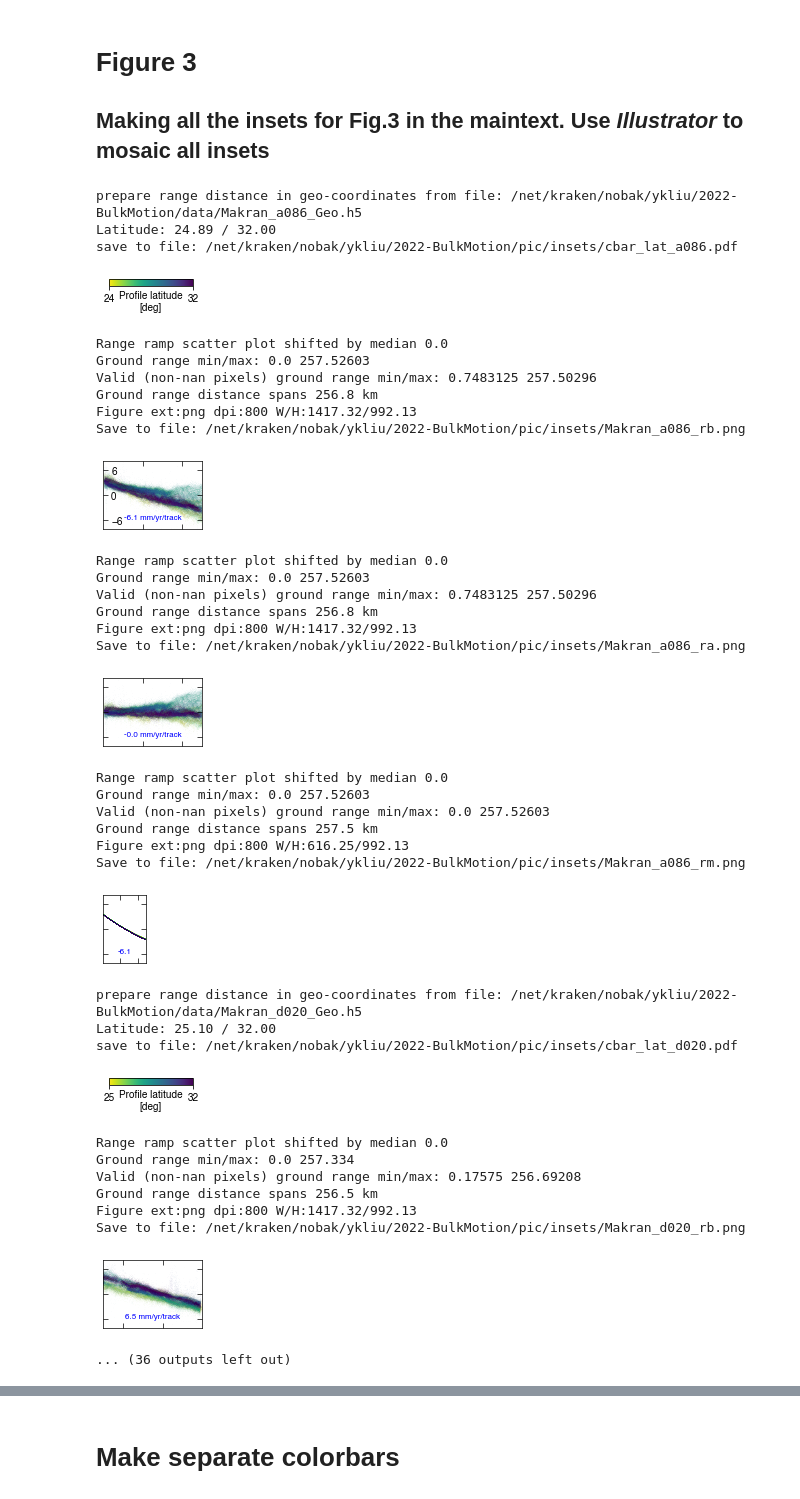
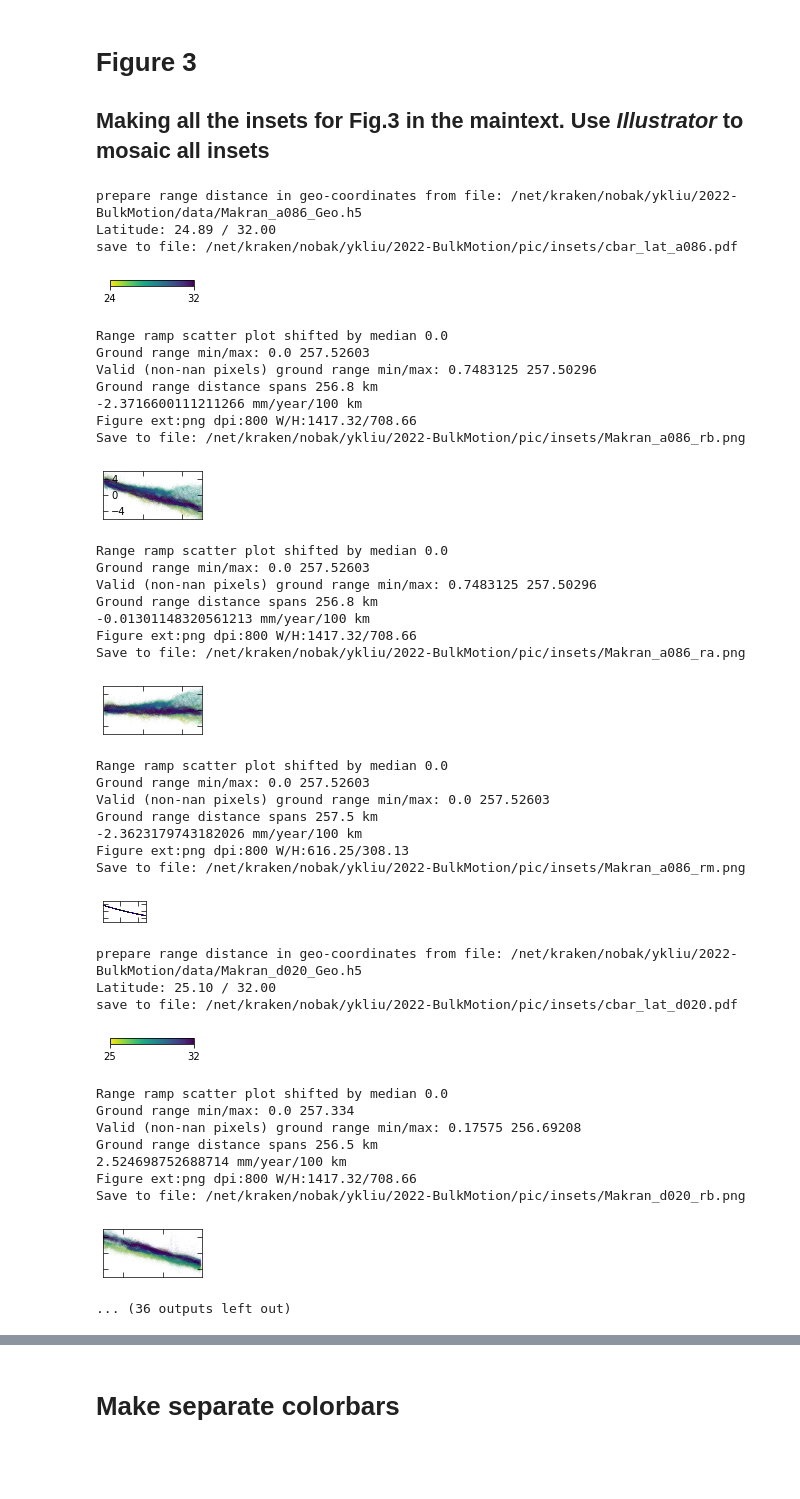
Before and after one commit to yuankailiu/2022-BulkMotion, a Jupyter notebook: notebooks/Fig3-4_separate.ipynb, the cells around one changed output, grey strips where cells are left out. Cells and saved outputs as stored; diff of their text form; code cells hidden in the pictures; blank space fills up the shorter version.

```diff
--- a/notebooks/Fig3-4_separate.ipynb
+++ b/notebooks/Fig3-4_separate.ipynb
@@ -101,35 +104,35 @@ def plot_insetprofs(dName, brief, w_cm, picdir='.', **kwargs):
     lat_min = np.nanmin(Lats)
     lat_max = np.nanmax(Lats)
     print('Latitude: {:.2f} / {:.2f}'.format(lat_min, lat_max))
-    symbol_cbar_lat(kwargs['cmap'], size=[1.3,0.1], vlim=[str(int(lat_min)), str(int(lat_max))], label='Profile latitude\n[deg]', font_size=10, hpad=[-13,4], name='_'+track, picdir=picdir)
+    symbol_cbar_lat(kwargs['cmap'], size=[1.3,0.1], vlim=[str(int(lat_min)), str(int(lat_max))], label=' ', font_size=10, hpad=[-13,4], name='_'+track, picdir=picdir)
     kwargs['clim']      = [lat_min, lat_max]
 
     #-------- before
     kwargs['subplot_w']   = w_cm*cm2in
-    kwargs['subplot_h']   = w_cm*cm2in * .7
+    kwargs['subplot_h']   = w_cm*cm2in * .5
     kwargs['titstr']      = ''
     kwargs['ticks']       = True
     kwargs['tick_params'] = kwargs['tick_p1']
-    fn = f"{picdir}/{name}_{track}_rb.png"
+    fn = f"{picdir}/{name}_{track}_rb.{ext}"
     plot_rampprof(data1=v['Velocity2'], data2=None, range_dist=range_g, latitude=Lats, super_title=None, outfile=fn, **kwargs)
 
     #-------- after
     kwargs['subplot_w']   = w_cm*cm2in
-    kwargs['subplot_h']   = w_cm*cm2in * .7
+    kwargs['subplot_h']   = w_cm*cm2in * .5
     kwargs['titstr']      = ''
     kwargs['ticks']       = True
     kwargs['tick_params'] = kwargs['tick_p2']
-    fn = f"{picdir}/{name}_{track}_ra.png"
+    fn = f"{picdir}/{name}_{track}_ra.{ext}"
     plot_rampprof(data1=v['Corrected velocity'], data2=None, range_dist=range_g, latitude=Lats, super_title=None, outfile=fn, **kwargs)
 
     #-------- PMM
     kwargs['subplot_w']   = w_cm*cm2in * 0.4348
-    kwargs['subplot_h']   = w_cm*cm2in * .7
+    kwargs['subplot_h']   = w_cm*cm2in * 0.4348 * .5
     kwargs['titstr']      = ''
     kwargs['ticks']       = False
     kwargs['tick_params'] = kwargs['tick_p3']
     kwargs['slope_leg']   = 'newline'
-    fn = f"{picdir}/{name}_{track}_rm.png"
+    fn = f"{picdir}/{name}_{track}_rm.{ext}"
     plot_rampprof(data1=v['Plate motion'], data2=None, range_dist=range_g, latitude=Lats, super_title=None, outfile=fn, **kwargs)
 
 
@@ -153,7 +156,7 @@ def make_insetmaps(dName, brief, w_cm, l_cm, picdir='.', **kwargs):
         kwargs['tick_p3']=['in', -15, -35, False, False, False, False, 'center', 'center']
 
     vmin, vmax = kwargs['vlims']
-    symbol_cbar_velo(kwargs['cmap'], size=[1.3,0.1], vlim=[str(int(vmin)), str(int(vmax))], label='LOS velocity\n[mm/year]', font_size=10, hpad=[-13,4], name='_'+track, picdir=picdir)
+    symbol_cbar_velo(kwargs['cmap'], size=[1.3,0.1], vlim=[str(int(vmin)), str(int(vmax))], label='LOS velocity\n[mm/yr]', font_size=10, hpad=[-13,4], name='_'+track, picdir=picdir)
 
     #-------- before
     kwargs['tick_params'] = kwargs['tick_p1']
@@ -163,7 +166,7 @@ def make_insetmaps(dName, brief, w_cm, l_cm, picdir='.', **kwargs):
     titles    = False
     f_suff    = 'vb'
     v_show    = {ikey: v[ikey] for ikey in show_list}
-    fn = f"{picdir}/{name}_{track}_{f_suff}.png"
+    fn = f"{picdir}/{name}_{track}_{f_suff}.{ext}"
     plot_imgs(v_show, atr, demfile, titles=titles, super_title=None, outfile=fn, **kwargs)
 
 
@@ -175,7 +178,7 @@ def make_insetmaps(dName, brief, w_cm, l_cm, picdir='.', **kwargs):
     titles    = False
     f_suff    = 'va'
     v_show    = {ikey: v[ikey] for ikey in show_list}
-    fn = f"{picdir}/{name}_{track}_{f_suff}.png"
+    fn = f"{picdir}/{name}_{track}_{f_suff}.{ext}"
     plot_imgs(v_show, atr, demfile, titles=titles, super_title=None, outfile=fn, **kwargs)
 
 
@@ -187,7 +190,7 @@ def make_insetmaps(dName, brief, w_cm, l_cm, picdir='.', **kwargs):
     titles    = False
     f_suff    = 'vm'
     v_show    = {ikey: v[ikey] for ikey in show_list}
-    fn = f"{picdir}/{name}_{track}_{f_suff}.png"
+    fn = f"{picdir}/{name}_{track}_{f_suff}.{ext}"
     plot_imgs(v_show, atr, demfile, titles=titles, super_title=None, outfile=fn, **kwargs)
 # %% [markdown]
 # Figure 3
@@ -215,72 +218,76 @@ kwargs['dpi']         = dpi
 kwargs['font_size']   = font_size
 kwargs['slope_leg']   = True
 
 
 ## Let's plot all datasets
 dName = 'Makran a086'
-kwargs['vlim']        = [-8,8]
+kwargs['vlim']        = [-6,6]
 plot_insetprofs(dName, brief, w_cm, picdir, **kwargs)
 
 dName = 'Makran d020'
-kwargs['vlim']        = [-8,8]
+kwargs['vlim']        = [-6,6]
 plot_insetprofs(dName, brief, w_cm, picdir, **kwargs)
 
 dName = 'Aqaba a087'
-kwargs['vlim']        = [-8,8]
+kwargs['vlim']        = [-6,6]
 plot_insetprofs(dName, brief, w_cm, picdir, **kwargs)
 
 dName = 'Aqaba d021'
-kwargs['vlim']        = [-8,8]
+kwargs['vlim']        = [-6,6]
 plot_insetprofs(dName, brief, w_cm, picdir, **kwargs)
 
 dName = 'Australia d119'
-kwargs['vlim']        = [-8,8]
+kwargs['vlim']        = [-6,6]
 kwargs['tick_p1']     = ['in', 'in', -15, -8, True,  False, False, False, 'center', 'left']
 kwargs['tick_p2']     = ['in', 'in', -15, -8, False, False, False, False, 'center', 'center']
 plot_insetprofs(dName, brief, w_cm, picdir, **kwargs)
 
 dName = 'Australia d046'
-kwargs['vlim']        = [-8,8]
+kwargs['vlim']        = [-6,6]
 kwargs['tick_p1']     = None
 kwargs['tick_p2']     = None
 plot_insetprofs(dName, brief, w_cm, picdir, **kwargs)
 # %% [output]
 prepare range distance in geo-coordinates from file: /net/kraken/nobak/ykliu/2022-BulkMotion/data/Makran_a086_Geo.h5
 Latitude: 24.89 / 32.00
 save to file: /net/kraken/nobak/ykliu/2022-BulkMotion/pic/insets/cbar_lat_a086.pdf
-[figure, old version]
+[figure, new version]
 Range ramp scatter plot shifted by median 0.0
 Ground range min/max: 0.0 257.52603
 Valid (non-nan pixels) ground range min/max: 0.7483125 257.50296
 Ground range distance spans 256.8 km
-Figure ext:png dpi:800 W/H:1417.32/992.13
+-2.3716600111211266 mm/year/100 km
+Figure ext:png dpi:800 W/H:1417.32/708.66
 Save to file: /net/kraken/nobak/ykliu/2022-BulkMotion/pic/insets/Makran_a086_rb.png
-[figure, old version]
+[figure, new version]
 Range ramp scatter plot shifted by median 0.0
 Ground range min/max: 0.0 257.52603
 Valid (non-nan pixels) ground range min/max: 0.7483125 257.50296
 Ground range distance spans 256.8 km
-Figure ext:png dpi:800 W/H:1417.32/992.13
+-0.01301148320561213 mm/year/100 km
+Figure ext:png dpi:800 W/H:1417.32/708.66
 Save to file: /net/kraken/nobak/ykliu/2022-BulkMotion/pic/insets/Makran_a086_ra.png
-[figure, old version]
+[figure, new version]
 Range ramp scatter plot shifted by median 0.0
 Ground range min/max: 0.0 257.52603
 Valid (non-nan pixels) ground range min/max: 0.0 257.52603
 Ground range distance spans 257.5 km
-Figure ext:png dpi:800 W/H:616.25/992.13
+-2.3623179743182026 mm/year/100 km
+Figure ext:png dpi:800 W/H:616.25/308.13
 Save to file: /net/kraken/nobak/ykliu/2022-BulkMotion/pic/insets/Makran_a086_rm.png
-[figure, old version]
+[figure, new version]
 prepare range distance in geo-coordinates from file: /net/kraken/nobak/ykliu/2022-BulkMotion/data/Makran_d020_Geo.h5
 Latitude: 25.10 / 32.00
 save to file: /net/kraken/nobak/ykliu/2022-BulkMotion/pic/insets/cbar_lat_d020.pdf
-[figure, old version]
+[figure, new version]
 Range ramp scatter plot shifted by median 0.0
 Ground range min/max: 0.0 257.334
 Valid (non-nan pixels) ground range min/max: 0.17575 256.69208
 Ground range distance spans 256.5 km
-Figure ext:png dpi:800 W/H:1417.32/992.13
+2.524698752688714 mm/year/100 km
+Figure ext:png dpi:800 W/H:1417.32/708.66
 Save to file: /net/kraken/nobak/ykliu/2022-BulkMotion/pic/insets/Makran_d020_rb.png
-[figure, old version]
+[figure, new version]
 ... (36 outputs left out)
 # %%
 ## Start insets
```
Also changed, not shown: parts of 4 cells of this notebook, 7 other files.
